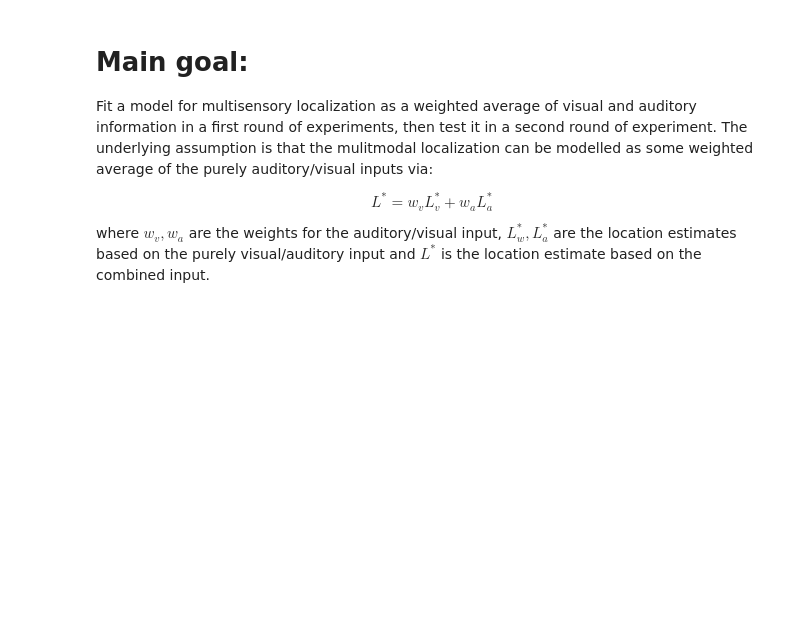
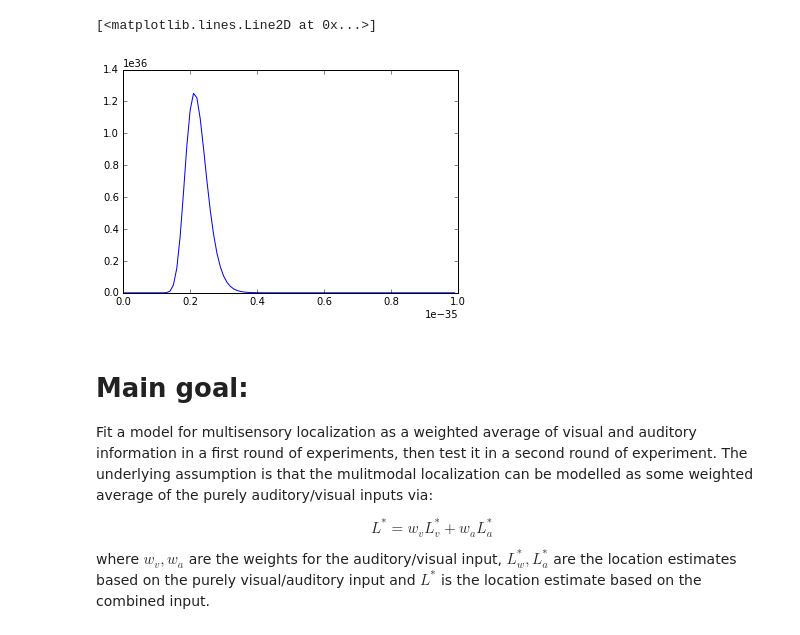
Before and after one commit to polaschwoebel/A-Bayesian-approach-to-multimodal-integration, a Jupyter notebook: mathematical_model.ipynb, the cells around one changed output. Saved outputs shown, nothing was run; the diff lists cells and outputs as text; code cells hidden in the pictures; blank space fills up the shorter version.

```diff
--- a/mathematical_model.ipynb
+++ b/mathematical_model.ipynb
@@ -14,3 +10,13 @@ igdistr = stats.invgamma(a=46, scale =1e-34)
+# %%
+# for the bayesian stuff, but how exactly?
+igdistr = stats.invgamma(a=46, scale =1e-34)
+x = [val*0.0000000000000000000000000000000000001 for val in range(100)]
+plt.plot(x, igdistr.pdf(x))
+# also, can this be right? seems to be skewed towards extremely small variances....
+#IF THIS IS TRUE I SHOULD PROBABLY MAKE SURE TO ALLOW FOR VERY SMALL VARIANCES BELOW
+# %% [output]
+[<matplotlib.lines.Line2D at 0x...>]
+[figure, added]
 # %% [markdown]
 # Main goal:
 Fit a model for multisensory localization as a weighted average of visual and auditory information in a first round of experiments, then test it in a second round of experiment. The underlying assumption is that the mulitmodal localization can be modelled as some weighted average of the purely auditory/visual inputs via:
```
Also changed, not shown: parts of 23 cells of this notebook, 13 other files.
